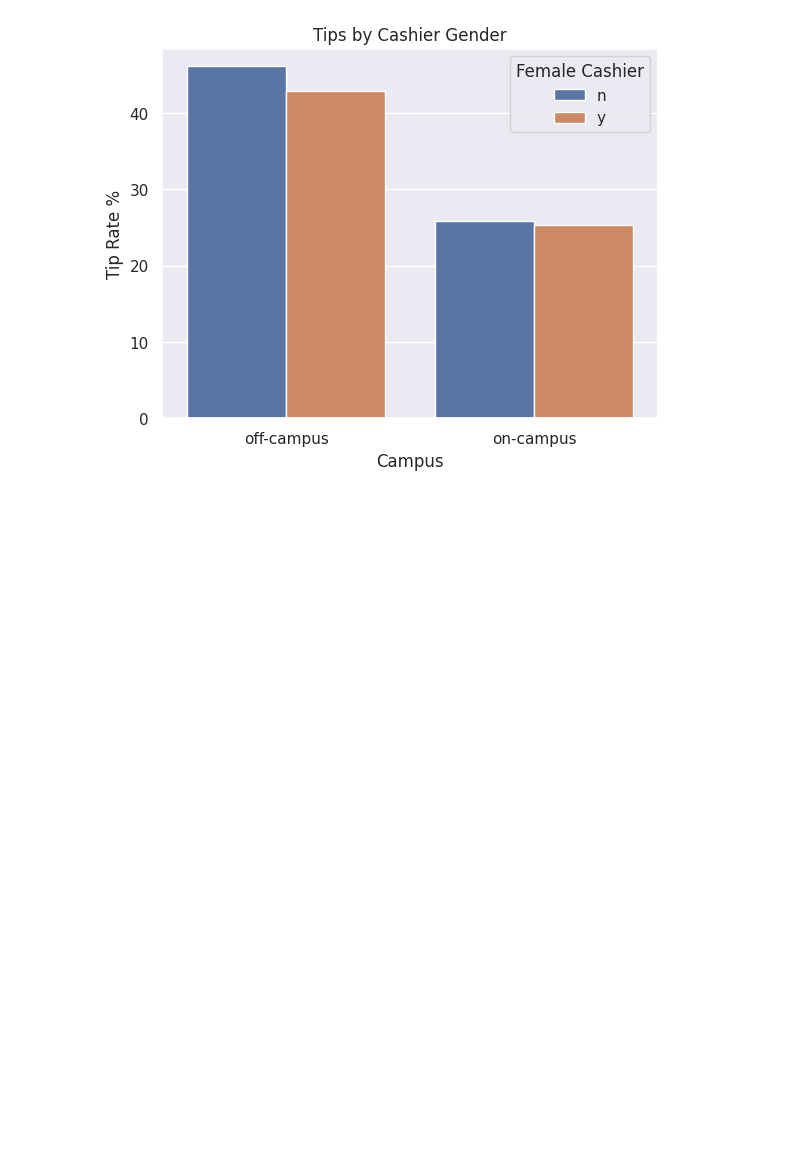
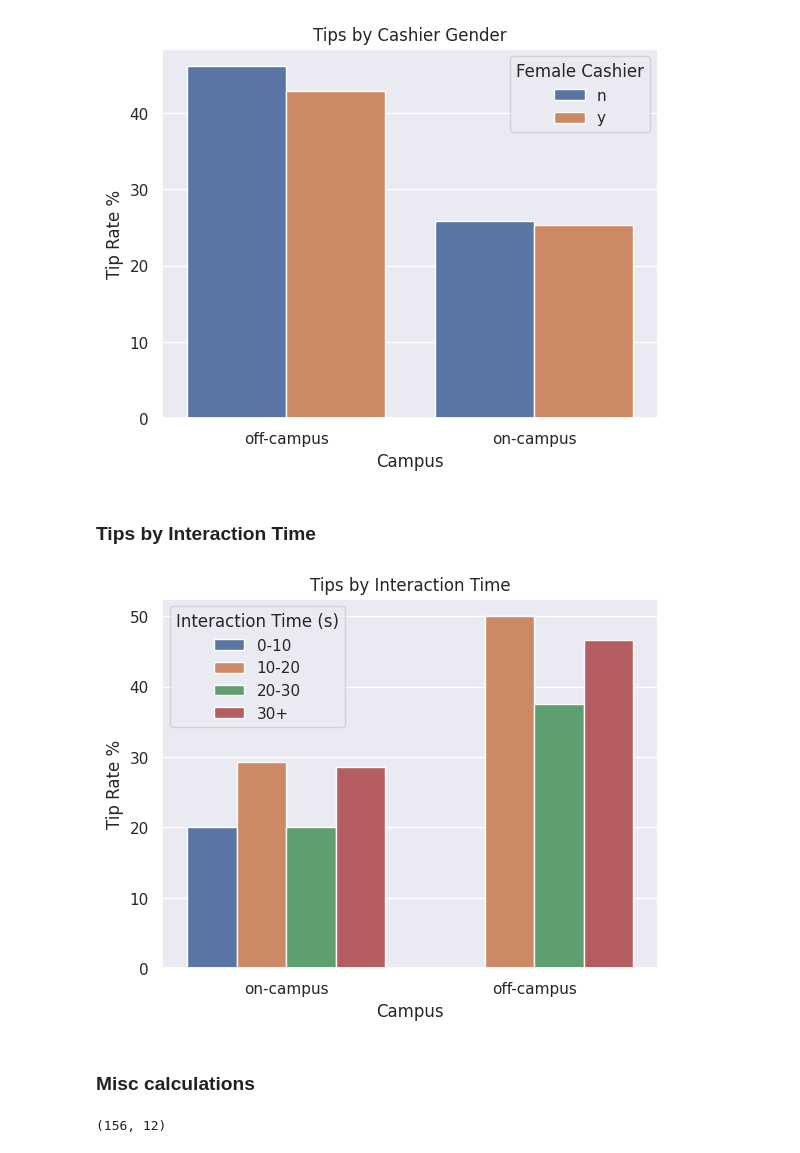
Before and after one commit to AlexanderZhou39/cogs13_final_project, a Jupyter notebook: analysis.ipynb, the cells around one changed output. Saved outputs shown, nothing was run; the diff lists cells and outputs as text; code cells hidden in the pictures; blank space fills up the shorter version.

Commit message:
tips by interaction chart

```diff
--- a/analysis.ipynb
+++ b/analysis.ipynb
@@ -343,3 +347,5 @@ generate_tip_analysis('group_size', 'Group Size', 'Tips by Group Size')
 generate_tip_analysis('female_cashier', 'Female Cashier', 'Tips by Cashier Gender')
 # %% [output]
 [figure]
+# %% [markdown]
+### Tips by Interaction Time
@@ -345,0 +364,10 @@ generate_tip_analysis('female_cashier', 'Female Cashier', 'Tips by Cashier Gende
+# %%
+generate_tip_analysis('inter_bin', 'Interaction Time (s)', 'Tips by Interaction Time')
+# %% [output]
+[figure, added]
+# %% [markdown]
+### Misc calculations
+# %%
+data.shape
+# %% [output]
+(156, 12)
```
Also changed, not shown: parts of 2 cells of this notebook, 1 other file.
